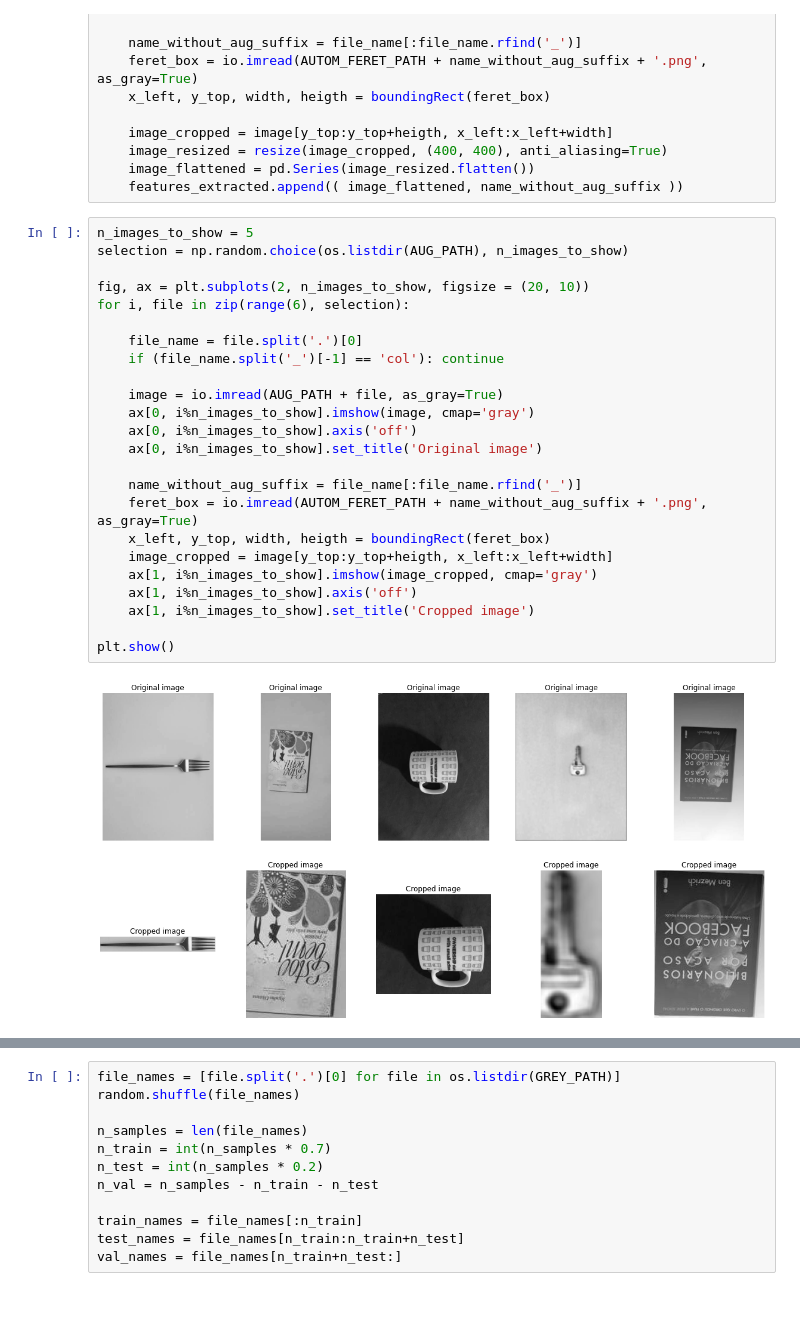
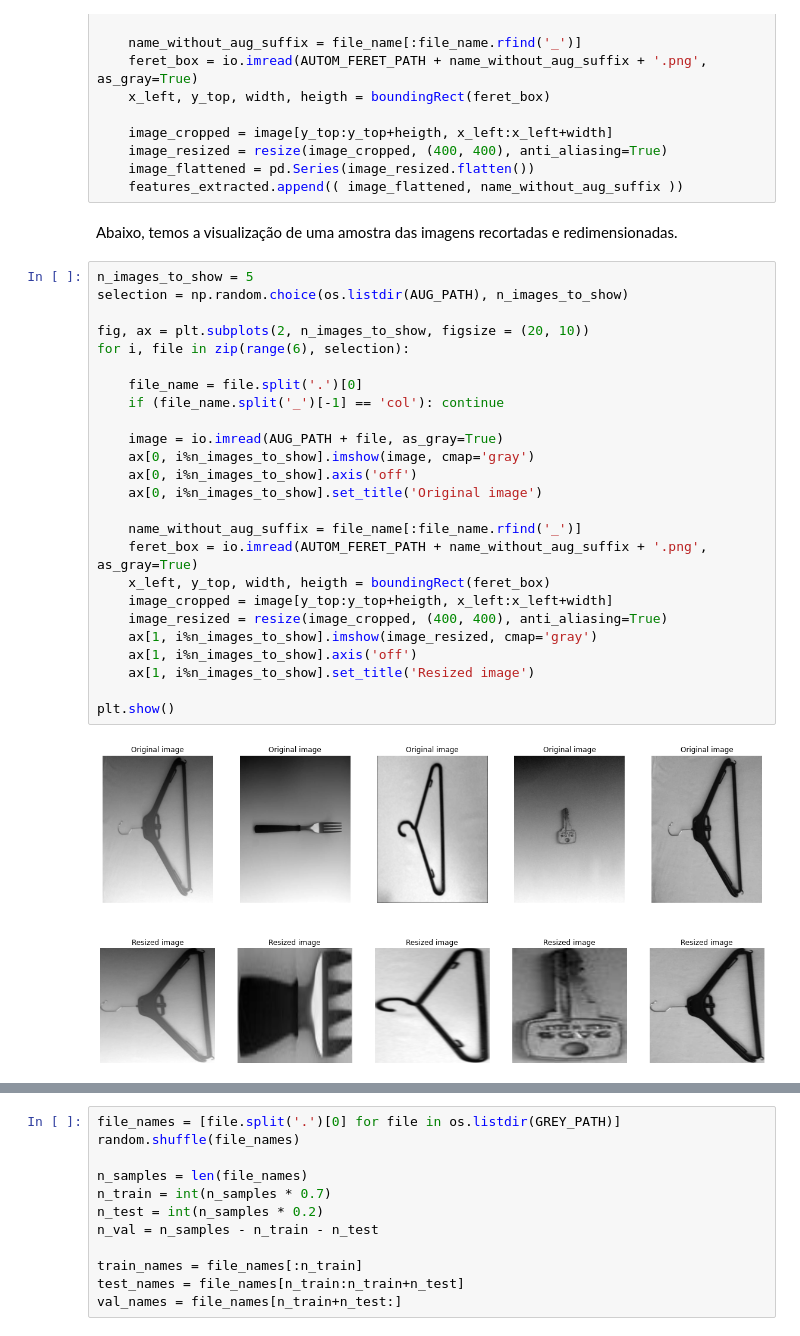
Before and after one commit to fcnoronha/visao-e-prcessamento-de-imagens, a Jupyter notebook: ep03.ipynb, the cells around one changed output, grey strips where cells are left out. Cells and saved outputs as stored; diff of their text form; blank space fills up the shorter version.

```diff
--- a/ep03.ipynb
+++ b/ep03.ipynb
@@ -201,29 +207,32 @@ for file in random.sample(os.listdir(AUG_PATH), 500): # TIRAR O SAMPLE
     image_resized = resize(image_cropped, (400, 400), anti_aliasing=True)
     image_flattened = pd.Series(image_resized.flatten())
     features_extracted.append(( image_flattened, name_without_aug_suffix ))
+# %% [markdown]
+Abaixo, temos a visualização de uma amostra das imagens recortadas e redimensionadas.
 # %%
 n_images_to_show = 5
 selection = np.random.choice(os.listdir(AUG_PATH), n_images_to_show)
 
 fig, ax = plt.subplots(2, n_images_to_show, figsize = (20, 10))
 for i, file in zip(range(6), selection):
 
     file_name = file.split('.')[0]
     if (file_name.split('_')[-1] == 'col'): continue
 
     image = io.imread(AUG_PATH + file, as_gray=True)
     ax[0, i%n_images_to_show].imshow(image, cmap='gray')
     ax[0, i%n_images_to_show].axis('off')
     ax[0, i%n_images_to_show].set_title('Original image')
 
     name_without_aug_suffix = file_name[:file_name.rfind('_')]
     feret_box = io.imread(AUTOM_FERET_PATH + name_without_aug_suffix + '.png', as_gray=True)
     x_left, y_top, width, heigth = boundingRect(feret_box)
     image_cropped = image[y_top:y_top+heigth, x_left:x_left+width]
-    ax[1, i%n_images_to_show].imshow(image_cropped, cmap='gray')
+    image_resized = resize(image_cropped, (400, 400), anti_aliasing=True)
+    ax[1, i%n_images_to_show].imshow(image_resized, cmap='gray')
     ax[1, i%n_images_to_show].axis('off')
-    ax[1, i%n_images_to_show].set_title('Cropped image')
+    ax[1, i%n_images_to_show].set_title('Resized image')
 
 plt.show()
 # %% [output]
-[figure, old version]
+[figure, new version]
```
Also changed, not shown: parts of 18 cells of this notebook.
